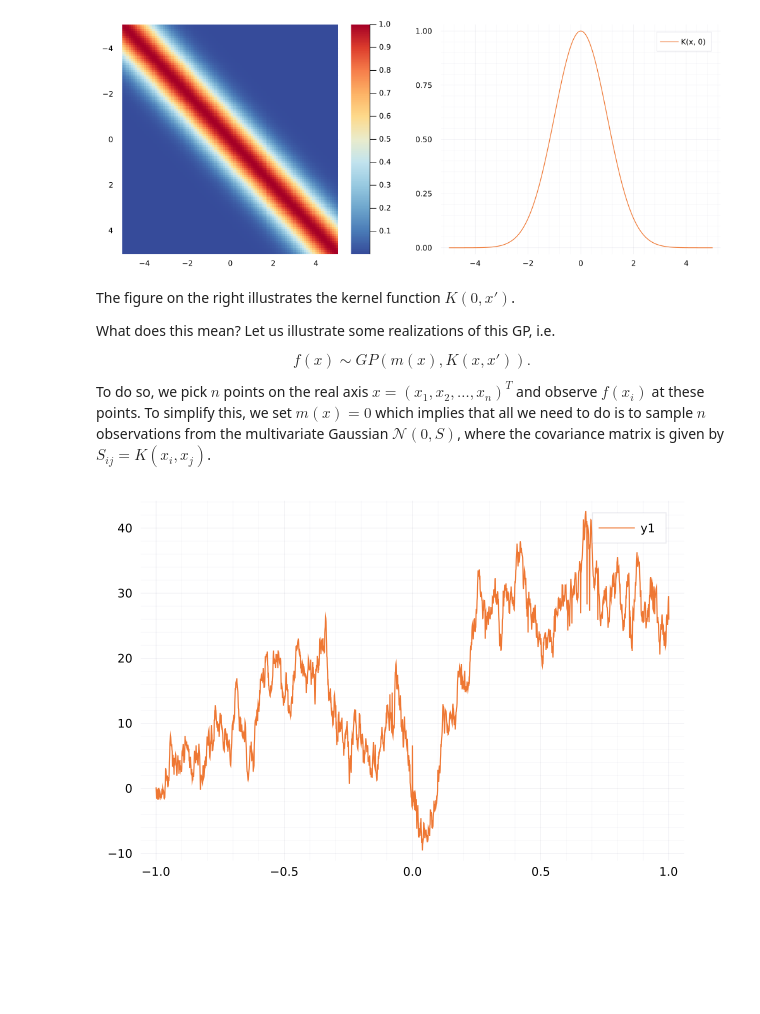
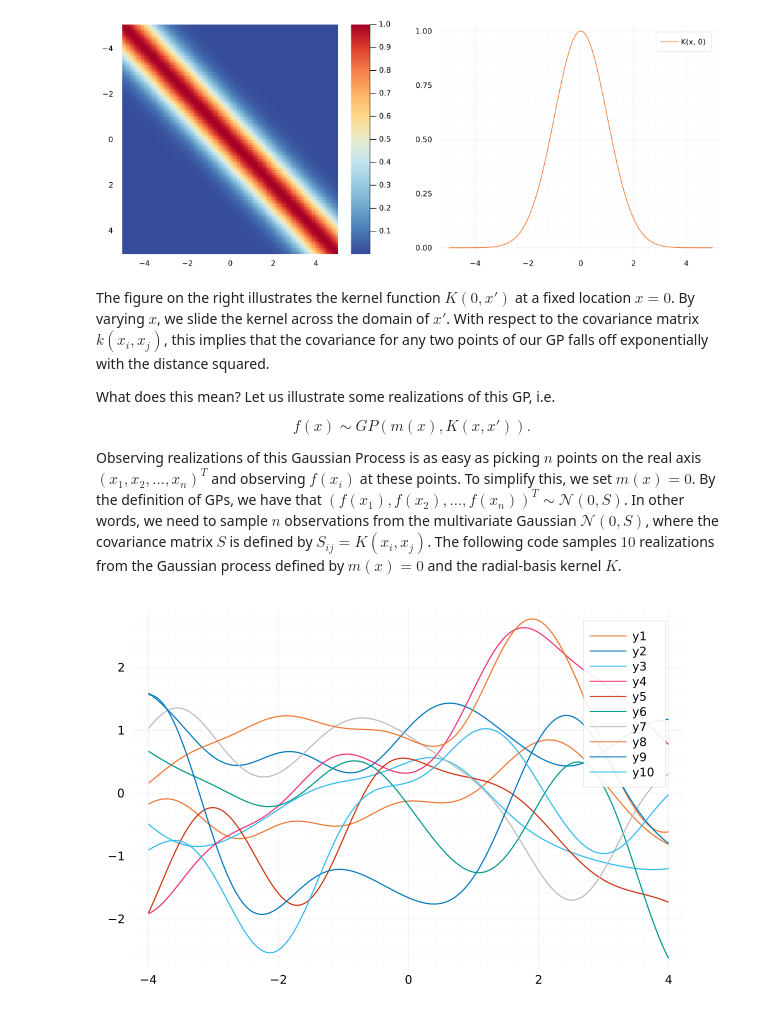
Before and after one commit to bonevbs/ml_notebooks, a Jupyter notebook: gaussian_processes.ipynb, the cells around one changed output. Saved outputs shown, nothing was run; the diff lists cells and outputs as text; code cells hidden in the pictures; blank space fills up the shorter version.

```diff
--- a/gaussian_processes.ipynb
+++ b/gaussian_processes.ipynb
@@ -121,7 +127,7 @@ plot(plot1, plot2, layout = @layout([a{1.0h} b]), size=(1000,400))
 # %% [output]
 [figure]
 # %% [markdown]
-The figure on the right illustrates the kernel function $K(0, x')$.
+The figure on the right illustrates the kernel function $K(0, x')$ at a fixed location $x=0$. By varying $x$, we slide the kernel across the domain of $x'$. With respect to the covariance matrix $k(x_i,x_j)$, this implies that the covariance for any two points of our GP falls off exponentially with the distance squared.
 
 What does this mean? Let us illustrate some realizations of this GP, i.e.
 
@@ -129,21 +135,24 @@ $$
 f(x) \sim GP(m(x), K(x,x')).
 $$
 
-To do so, we pick $n$ points on the real axis $x = (x_1, x_2, \dots, x_n)^T$ and observe $f(x_i)$ at these points. To simplify this, we set $m(x) = 0$ which implies that all we need to do is to sample $n$ observations from the multivariate Gaussian $\mathcal{N}(0, S)$, where the covariance matrix is given by $S_{ij} = K(x_i, x_j)$.
+Observing realizations of this Gaussian Process is as easy as picking $n$ points on the real axis $(x_1, x_2, \dots, x_n)^T$ and observing $f(x_i)$ at these points. To simplify this, we set $m(x) = 0$. By the definition of GPs, we have that $(f(x_1), f(x_2), \dots, f(x_n))^T \sim \mathcal{N}(0, S)$. In other words, we need to sample $n$ observations from the multivariate Gaussian $\mathcal{N}(0, S)$, where the covariance matrix $S$ is defined by $S_{ij} = K(x_i, x_j)$. The following code samples $10$ realizations from the Gaussian process defined by $m(x) = 0$ and the radial-basis kernel $K$.
-# %%
-# currently, we require a little workaround as the Distributions.jl package is very much tied to the idea that covariance
-# matrices should be positive definite. To avoid this issue, we make use of the package PDMatsExtras, which defines the
-# PSDMat type which is a type for positive semi-definite matrices
-using PDMatsExtras
-
-mesh = -1:0.001:1
-
-S = [K(xa,xb) for xa in mesh, xb in mesh]
-#I = [xa == xb for xa in mesh, xb in mesh]
-GP = MvNormal(zero(mesh), PSDMat(S)) # this is the workaround
-
-# sampling the distribution gives us divverent instance of the random variable f
-samples = rand(GP,1)
-plot(mesh,samples)
-# %% [output]
-[figure, removed]
+# %%
+function visualize_gp_samples(mean, kernel, nsamples; bounds=(0,1))
+  mesh = LinRange(bounds[1], bounds[2], 500)
+
+  S = [kernel(xa,xb) for xa in mesh, xb in mesh]
+  # The following line is a fix to make sure that S is positive definite.
+  # To do so, we define a threshhold tol and add the identity matrix to make this the new minimum eigenvalue.
+  if !isposdef(S)
+    S = S + (1e-12 -  min(eigvals(S)...)) * I
+  end
+  GP = MvNormal(mean(mesh), S) # this is the workaround
+
+  # sampling the distribution gives us divverent instance of the random variable f
+  samples = rand(GP,nsamples)
+  plot(mesh,samples)
+end
+
+visualize_gp_samples(zero, K, 10, bounds=(-4,4))
+# %% [output]
+[figure, added]
```
Also changed, not shown: parts of 12 cells of this notebook, 1 other file.
